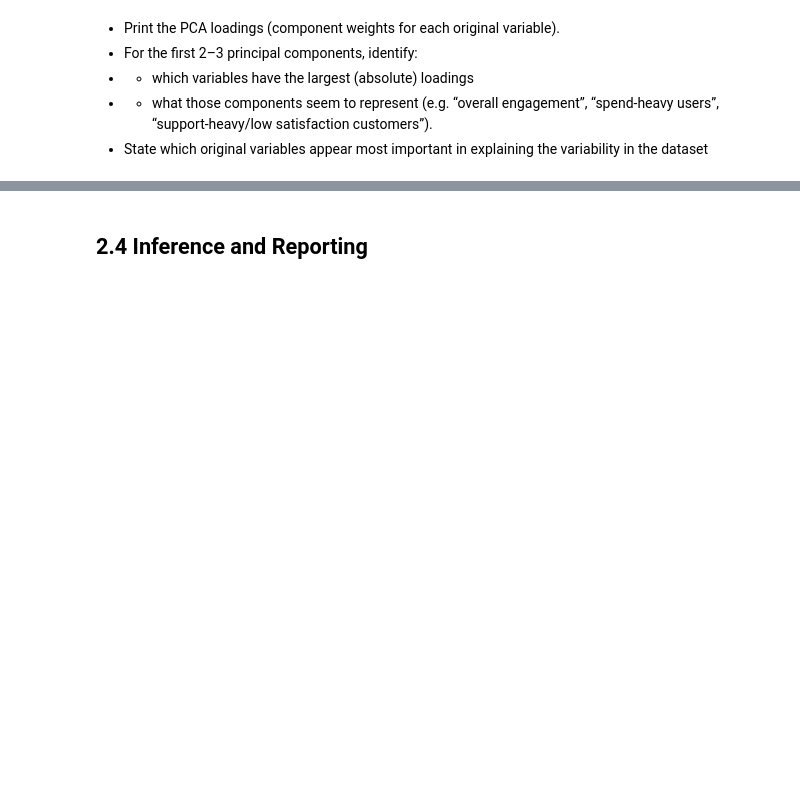
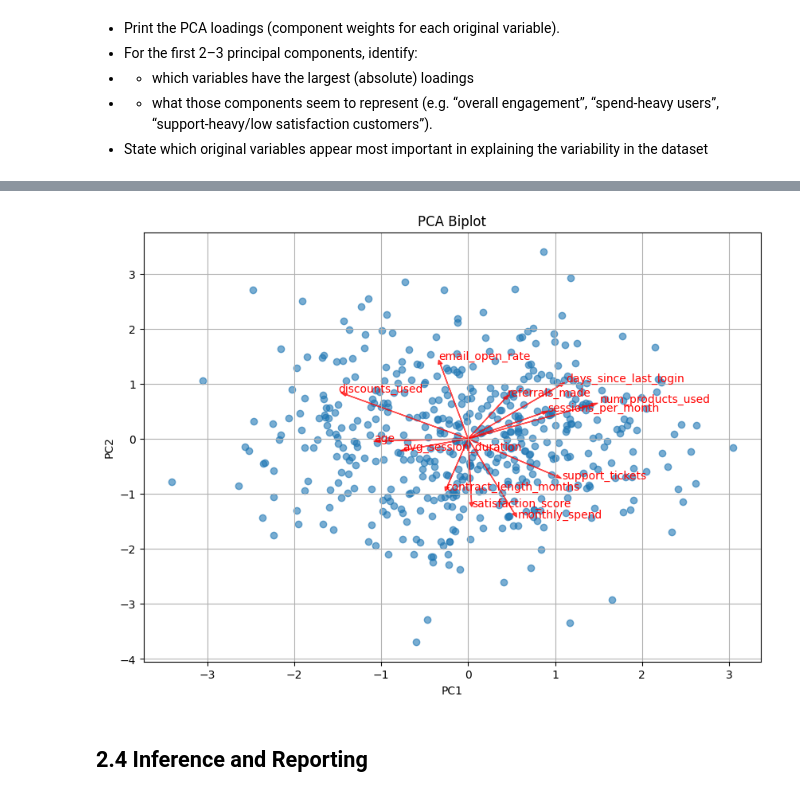
Before and after one commit to decodemarines/DA-2025, a Jupyter notebook: quiz2.ipynb, the cells around one changed output, grey strips where cells are left out. Cells and saved outputs as stored; diff of their text form; code cells hidden in the pictures; blank space fills up the shorter version.

Commit message:
plots added

```diff
--- a/quiz2.ipynb
+++ b/quiz2.ipynb
@@ -355,3 +375,12 @@ Components needed for 90% variance: 11
 users”, “support-heavy/low satisfaction customers”).
 - State which original variables appear most important in explaining the variability in the
 dataset
+# %%
+# Get PCA loadings
+loadings = pd.DataFrame(
+    pca.components_.T,
+    columns=[f"PC{i+1}" for i in range(len(df.columns))],
+    index=df.columns
+)
+
+print(loadings)
@@ -357,0 +405,6 @@ dataset
+# %%
+# Find absolute largest contributors for each of PC1, PC2, PC3
+for i in range(3):
+    comp = loadings.iloc[:, i]
+    print(f"\nTop contributors to PC{i+1}:")
+    print(comp.abs().sort_values(ascending=False).head())
@@ -358,3 +449,28 @@ dataset
+# %%
+# PCA reduce to 2 components for biplot
+pca2 = PCA(n_components=2)
+pca_scores = pca2.fit_transform(X_std)
+
+loadings = pca2.components_.T
+
+plt.figure(figsize=(10,7))
+
+# Scatter plot of PC1 and PC2
+plt.scatter(pca_scores[:,0], pca_scores[:,1], alpha=0.6)
+plt.xlabel("PC1")
+plt.ylabel("PC2")
+plt.title("PCA Biplot")
+
+# Add feature vectors
+for i, var in enumerate(df.columns):
+    plt.arrow(0, 0, loadings[i,0]*3, loadings[i,1]*3,
+              color='r', alpha=0.7, head_width=0.05)
+    plt.text(loadings[i,0]*3.2, loadings[i,1]*3.2, var, color='r')
+
+plt.grid(True)
+plt.show()
+# %% [output]
+[figure, added]
 # %% [markdown]
 ## 2.4 Inference and Reporting
 # %% [markdown]
```
Also changed, not shown: parts of 5 cells of this notebook.
